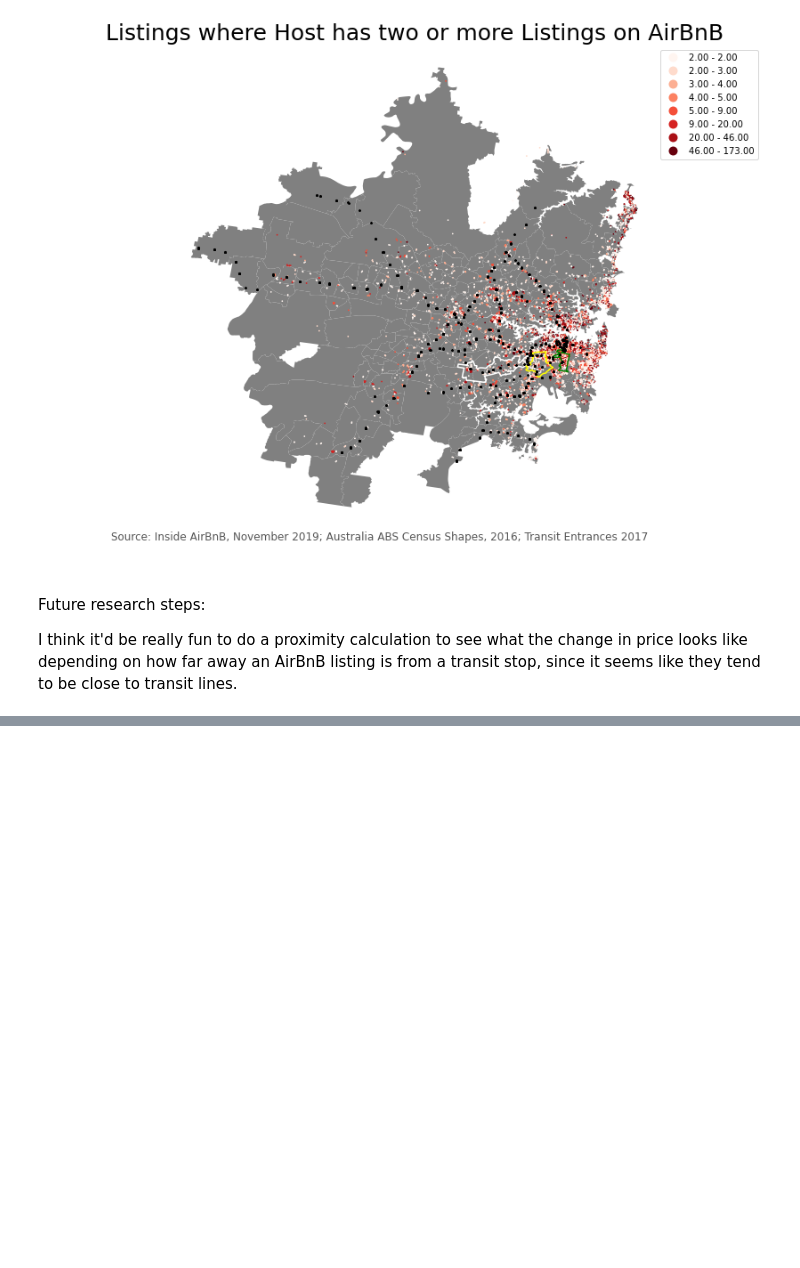
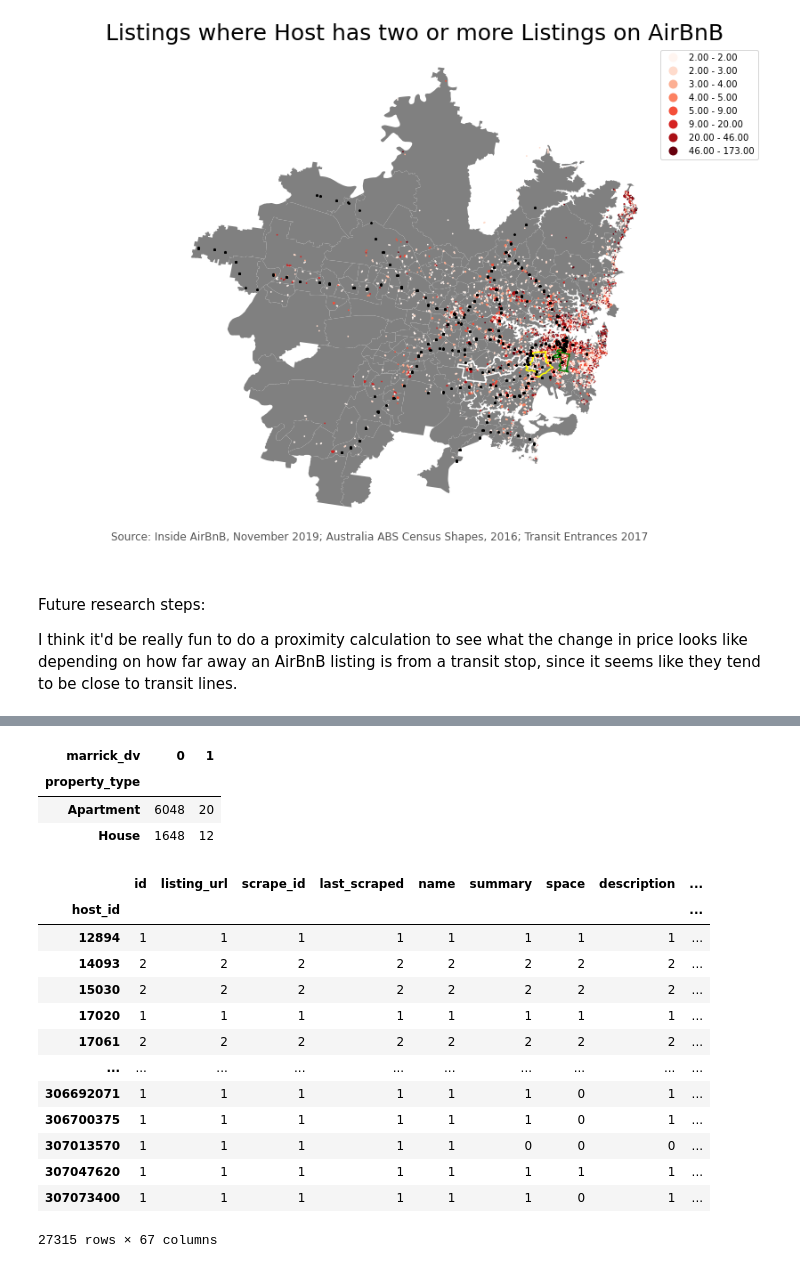
Before and after one commit to Emman-Lopez-Oso/CP255_Work, a Jupyter notebook: Final Submission/Final AirBnB Notebook.ipynb, the cells around one changed output, grey strips where cells are left out. Cells and saved outputs as stored; diff of their text form; code cells hidden in the pictures; blank space fills up the shorter version.

```diff
--- a/Final Submission/Final AirBnB Notebook.ipynb
+++ b/Final Submission/Final AirBnB Notebook.ipynb
@@ -688,0 +718,28 @@ I think it'd be really fun to do a proximity calculation to see what the change
+# %%
+# create a crosstab comparing the average number of days listings are available for Sydenham/Bankstown Corridor
+pd.crosstab(two_more_dist.property_type,
+            two_more_dist.marrick_dv,
+            values = two_more_dist.id,
+            aggfunc='count')
+# %% [output]
+| marrick_dv | 0 | 1 |
+| property_type |  |  |
+| Apartment | 6048 | 20 |
+| House | 1648 | 12 |
+# %%
+airbnb_df.groupby('host_id').agg('count')
+# %% [output]
+|  | id | listing_url | scrape_id | last_scraped | name | summary | space | description | ... |
+| host_id |  |  |  |  |  |  |  |  | ... |
+| 12894 | 1 | 1 | 1 | 1 | 1 | 1 | 1 | 1 | ... |
+| 14093 | 2 | 2 | 2 | 2 | 2 | 2 | 2 | 2 | ... |
+| 15030 | 2 | 2 | 2 | 2 | 2 | 2 | 2 | 2 | ... |
+| 17020 | 1 | 1 | 1 | 1 | 1 | 1 | 1 | 1 | ... |
+| 17061 | 2 | 2 | 2 | 2 | 2 | 2 | 2 | 2 | ... |
+| ... | ... | ... | ... | ... | ... | ... | ... | ... | ... |
+| 306692071 | 1 | 1 | 1 | 1 | 1 | 1 | 0 | 1 | ... |
+| 306700375 | 1 | 1 | 1 | 1 | 1 | 1 | 0 | 1 | ... |
+| 307013570 | 1 | 1 | 1 | 1 | 1 | 0 | 0 | 0 | ... |
+| 307047620 | 1 | 1 | 1 | 1 | 1 | 1 | 1 | 1 | ... |
+| 307073400 | 1 | 1 | 1 | 1 | 1 | 1 | 0 | 1 | ... |
+27315 rows × 67 columns
```
Also changed, not shown: parts of 6 cells of this notebook.
